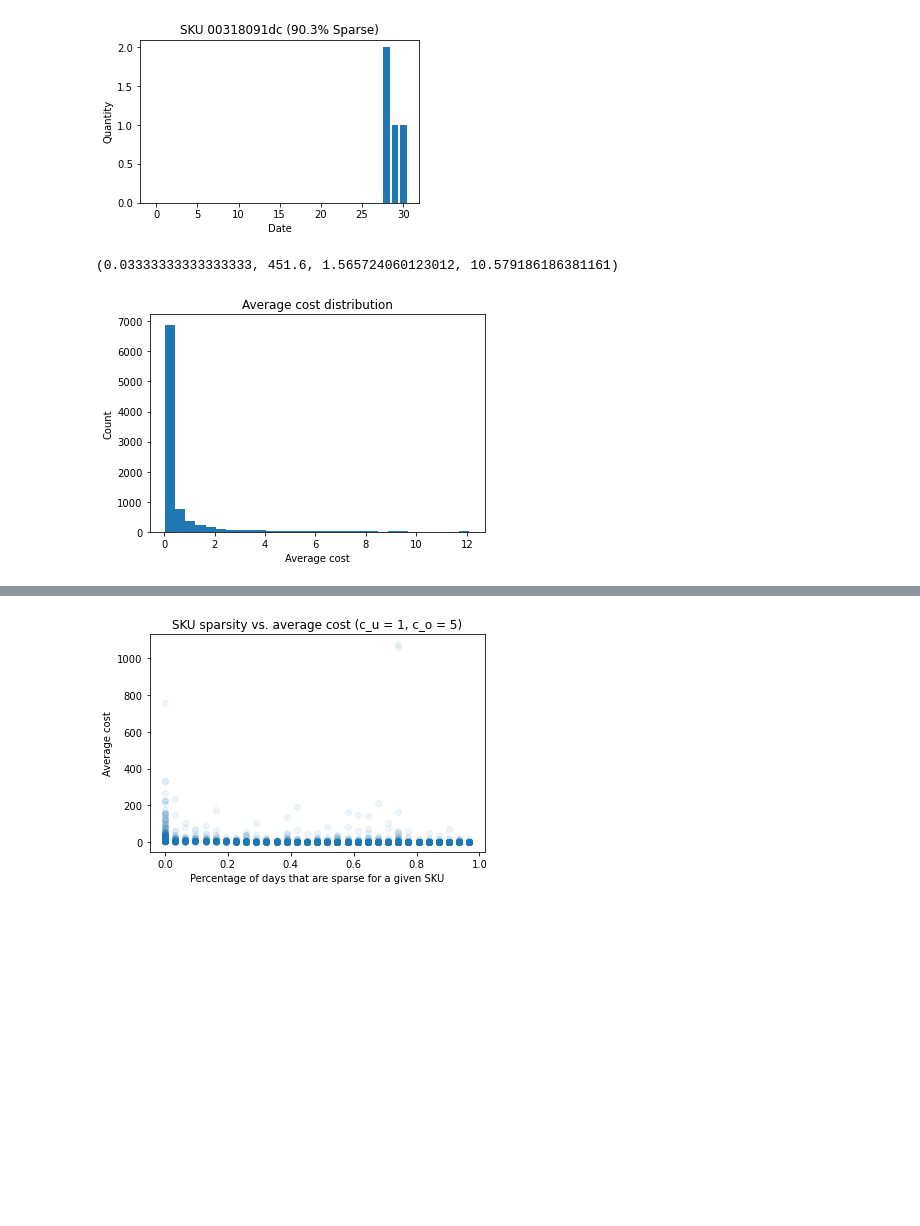
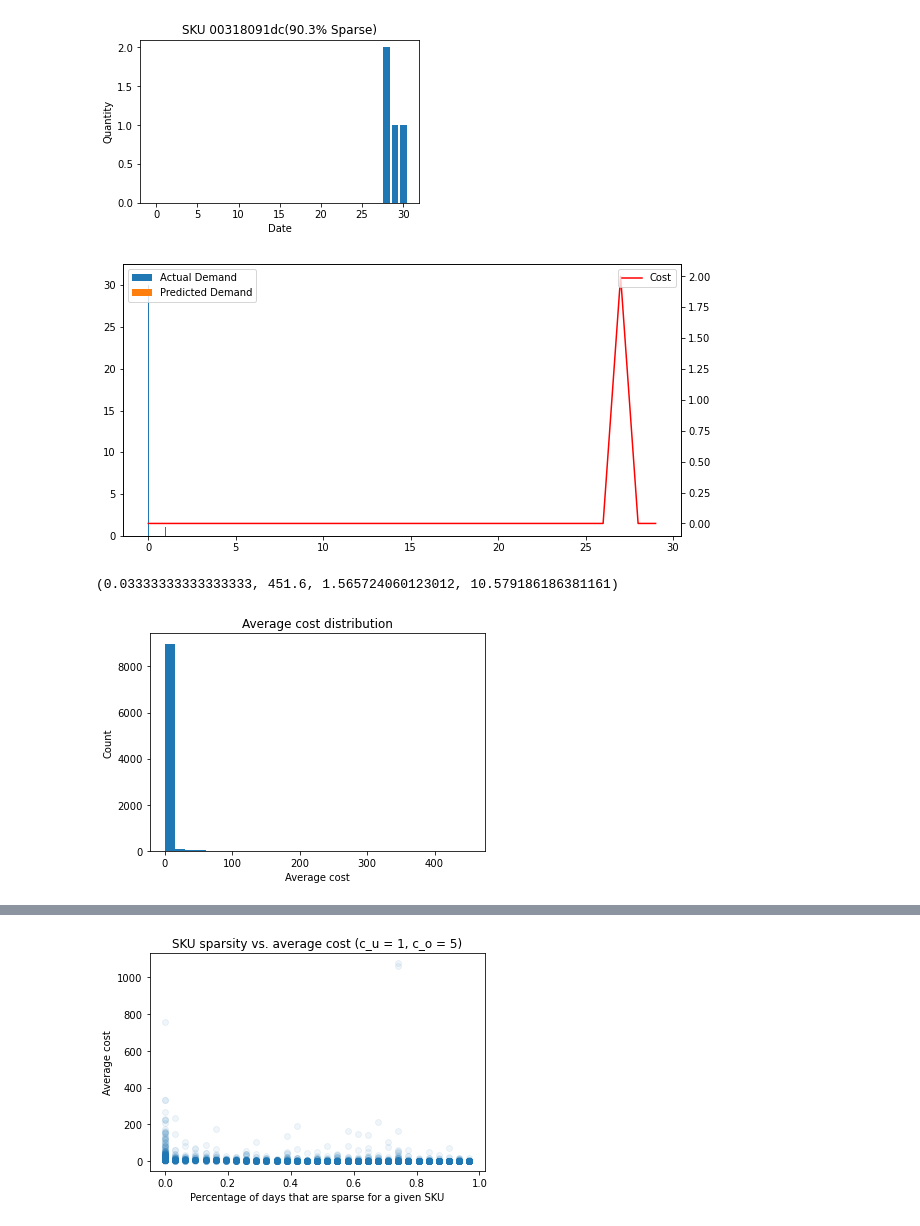
Before and after one commit to makotopowers/CSUREMM_NVP, a Jupyter notebook: sparsity.ipynb, the cells around one changed output, grey strips where cells are left out. Drawn from its saved outputs; the diff is of its cells as text; code cells hidden in the pictures; blank space fills up the shorter version.

```diff
--- a/sparsity.ipynb
+++ b/sparsity.ipynb
@@ -86,10 +87,12 @@ The average SKU has 79.3% of days with 0 orders placed (std = 25.8).
 # %% [markdown]
 Let's take a closer look at indivudal SKUs to get a sense of how sparse they are:
 # %%
-def plot_sku(ts, sku_id, sparse):
+def plot_sku(ts, sku_id, sparse=None, varience=None):
     fig, ax = plt.subplots(figsize=(5, 3))
     ax.bar(range(len(ts)), ts)
-    ax.set(xlabel='Date', ylabel='Quantity', title='SKU {} ({:.3}% Sparse)'.format(sku_id, sparse * 100))
+    sparse_msg = '({:.3}% Sparse)'.format(sparse * 100) if sparse is not None else ''
+    varience_msg = '(Var = {:.3})'.format(varience) if varience is not None else ''
+    ax.set(xlabel='Date', ylabel='Quantity', title='SKU {}'.format(sku_id) + sparse_msg + varience_msg)
     plt.show()
 # %%
 sku_ids = orders.index.to_list()
@@ -124,3 +161,7 @@ def get_cost(y_pred, y_true, c_o, c_u):
+# %%
+plot_sku(sku_ids[30], orders, predictions, costs)
+# %% [output]
+[figure, added]
 # %%
 def get_avg_cost(orders, c_u, c_o):
     beta = c_u / (c_u + c_o)
@@ -141,10 +185,9 @@ np.min(avg_cost), np.max(avg_cost), np.mean(avg_cost), np.std(avg_cost)
 # %% [output]
 (0.03333333333333333, 451.6, 1.565724060123012, 10.579186186381161)
 # %%
-cost_without_extremes = avg_cost[avg_cost < np.mean(avg_cost) + np.std(avg_cost)]
 fig, ax = plt.subplots()
-ax.hist(cost_without_extremes, bins=30, label='Average cost')
+ax.hist(avg_cost, bins=30, label='Average cost')
 ax.set(xlabel='Average cost', ylabel='Count', title='Average cost distribution')
 plt.show()
 # %% [output]
-[figure, old version]
+[figure, new version]
```
Also changed, not shown: parts of 18 cells of this notebook.
